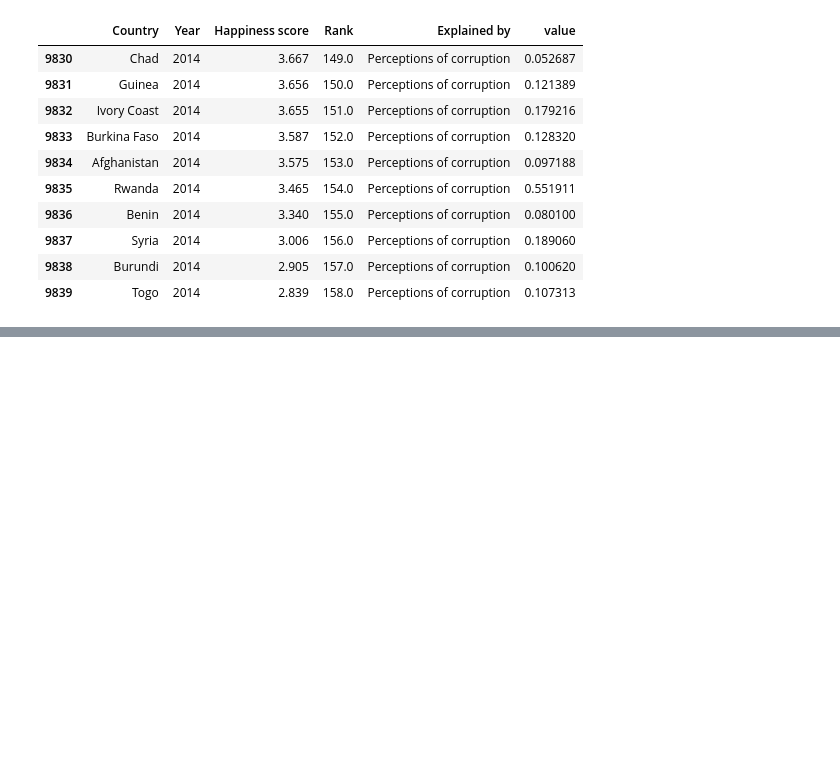
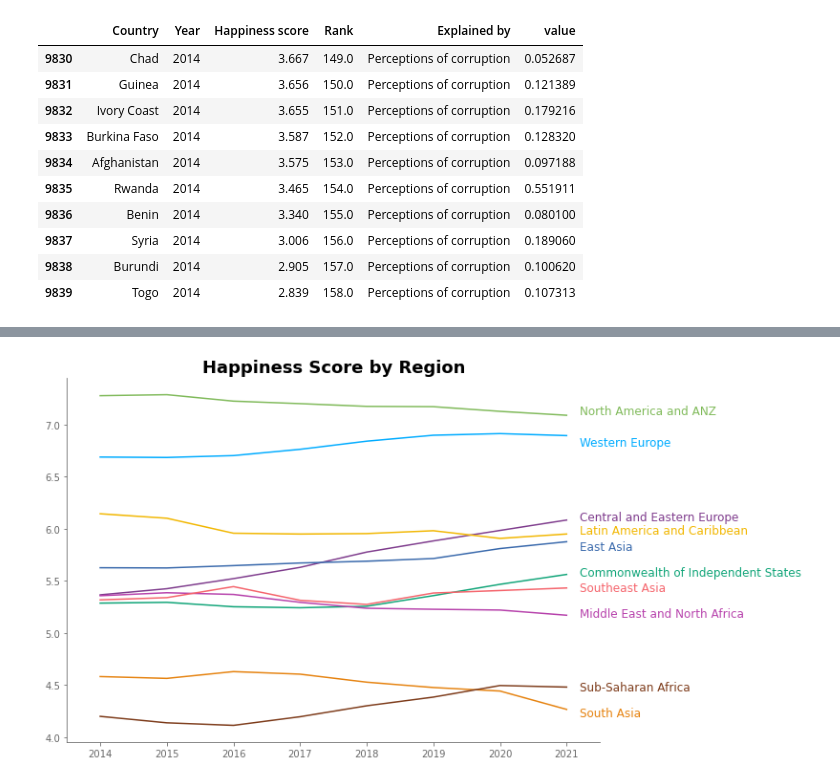
Before and after one commit to angkohtenko/World_Happiness_Report, a Jupyter notebook: Clean_data.ipynb, the cells around one changed output, grey strips where cells are left out. Saved outputs shown, nothing was run; the diff lists cells and outputs as text; code cells hidden in the pictures; blank space fills up the shorter version.

```diff
--- a/Clean_data.ipynb
+++ b/Clean_data.ipynb
@@ -938,0 +1046,4 @@ unpivot_whr.to_csv('Unpivot_world_happiness_report_2015-2021.csv', index=False)
+# %%
+region_score = whr_region.groupby(['Year','Regional indicator']).mean()['Happiness score']
+region_score = region_score.reset_index()
+region_score
@@ -938,0 +1064,29 @@ unpivot_whr.to_csv('Unpivot_world_happiness_report_2015-2021.csv', index=False)
+# %%
+# Colors used to shade regions
+color_scale = [ "#7F3C8D", "#11A579", "#3969AC", "#F2B701", "#B742ac", "#80BA5A", "#E68310", "#F5646c", "#7d3b1a", "#00acff"]
+# y coordinate for labels
+label_y_pos = [6.08, 5.55, 5.8, 5.95, 5.15, 7.1, 4.2, 5.4, 4.45, 6.8]
+
+fig, ax = plt.subplots(figsize=(10,7))
+
+for ind, region in enumerate(region_score['Regional indicator'].unique()):
+    y = region_score['Happiness score'].loc[region_score['Regional indicator']==region]
+    x = region_score['Year'].unique()
+    ax.plot(x, y, label = region, color=color_scale[ind])
+    # label_y_pos = region_score['Happiness score'].loc[(region_score['Regional indicator']==region) & (region_score['Year']==2021)]
+    ax.text(x=2021.2, y=label_y_pos[ind], s=region, color=color_scale[ind], fontfamily='sans', fontsize=12)
+    # print(region)
+
+ax.spines['right'].set_visible(False)
+ax.spines['top'].set_visible(False)
+ax.spines['bottom'].set_color('#666666')
+ax.spines['left'].set_color('#666666')
+ax.tick_params(axis='x', colors='#666666')
+ax.tick_params(axis='y', colors='#666666')
+
+ax.set_title("Happiness Score by Region", fontsize=18, fontweight='bold')
+
+ax.set_xlim(2013.5, 2021.5)
+plt.show()
+# %% [output]
+[figure, added]
```
Also changed, not shown: parts of 13 cells of this notebook.
